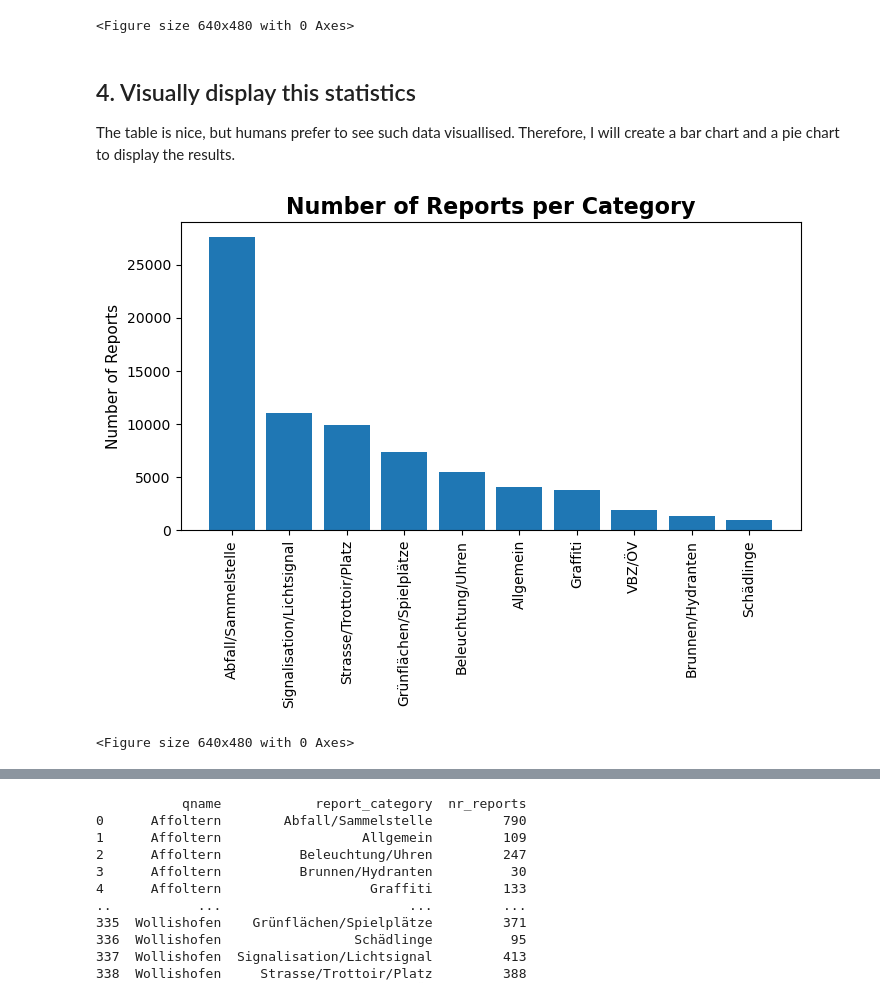
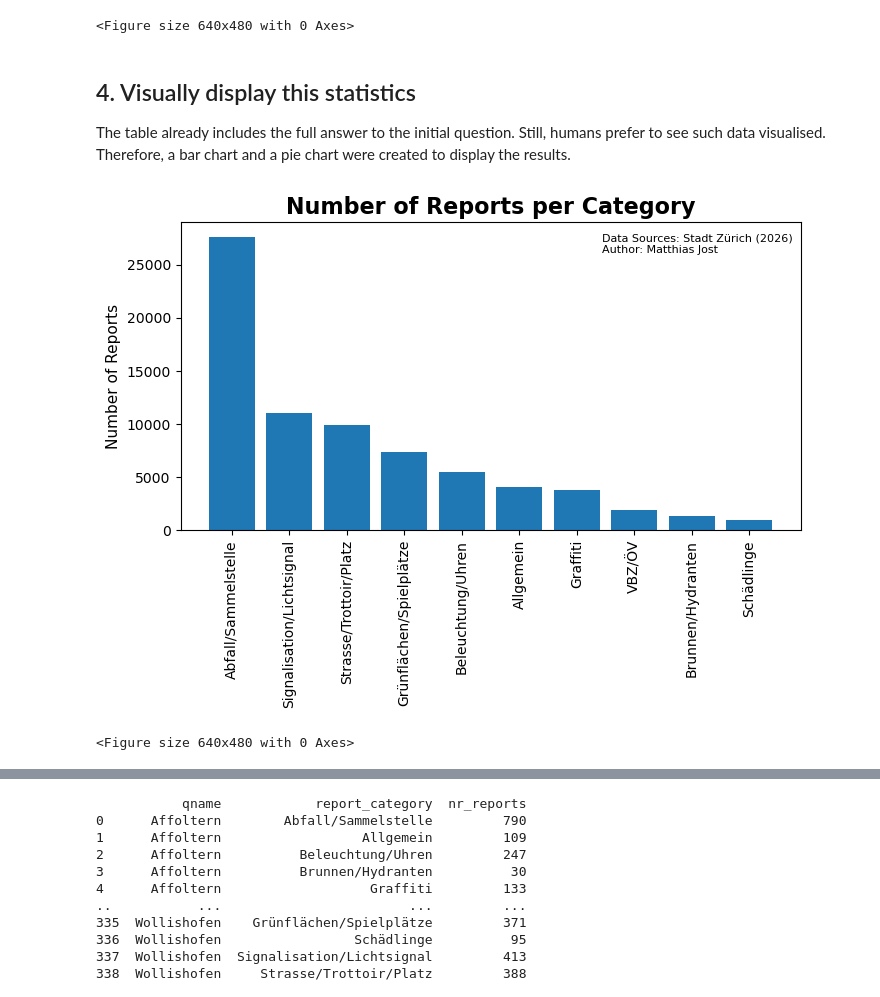
Before and after one commit to mj1905/sds210_project_Matthias_Jost, a Jupyter notebook: notebooks/Q4_category_with_most_reports.ipynb, the cells around one changed output, grey strips where cells are left out. Cells and saved outputs as stored; diff of their text form; code cells hidden in the pictures.

```diff
--- a/notebooks/Q4_category_with_most_reports.ipynb
+++ b/notebooks/Q4_category_with_most_reports.ipynb
@@ -121,23 +110,29 @@ plt.clf()
 <Figure size 640x480 with 0 Axes>
 # %% [markdown]
 ## 4. Visually display this statistics
-The table is nice, but humans prefer to see such data visuallised. Therefore, I will create a bar chart and a pie chart to display the results.
+The table already includes the full answer to the initial question. Still, humans prefer to see such data visualised. Therefore, a bar chart and a pie chart were created to display the results.
 # %%
 # Bar Chart
 fig, ax = plt.subplots(figsize=(8,4))
 
-ax.bar(x=nr_reports_per_category["report_category"], height=nr_reports_per_category["number_of_reports"], zorder=1)
+ax.bar(x=nr_reports_per_category["report_category"],
+       height=nr_reports_per_category["number_of_reports"],
+       zorder=1)
 ax.set_title("Number of Reports per Category", fontsize=16, fontweight="bold")
 ax.set_ylabel("Number of Reports", fontsize=11)
 
 #rotate the x_labels:
 ax.tick_params(axis="x", rotation=90)
 
+#source and author:
+ax.text(0.68,0.9, "Data Sources: Stadt Zürich (2026) \nAuthor: Matthias Jost", transform=ax.transAxes, fontsize=8)
+
+# export and show to plot
 export_result_to_png("Q4_barchart_nr_reports_per_category")
 plt.show()
 plt.clf()
 # %% [output]
-[figure, old version]
+[figure, new version]
 <Figure size 640x480 with 0 Axes>
 # %%
 # Pie Chart
```
Also changed, not shown: parts of 17 cells of this notebook, 4 other files.
